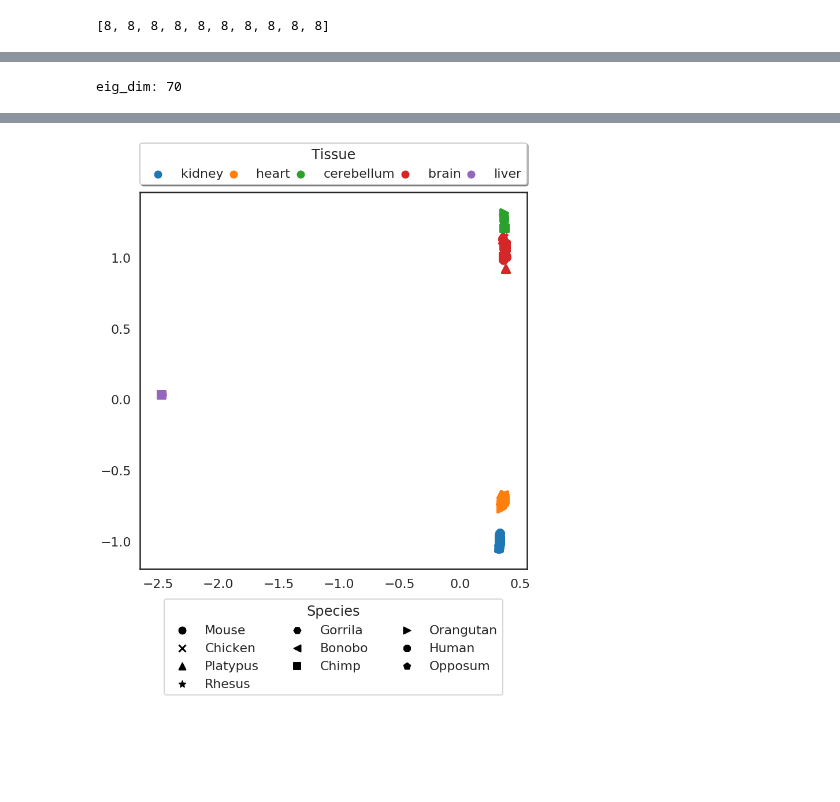
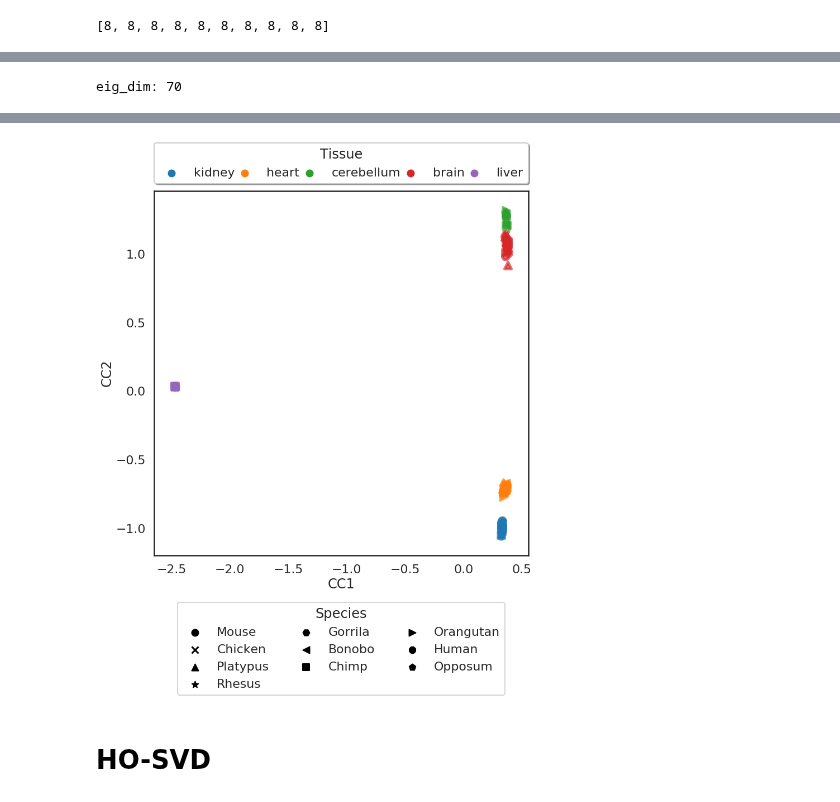
Before and after one commit to saketkc/EE-546-project, a Jupyter notebook: notebooks/22-MultiSpecies-SRP007412.ipynb, the cells around one changed output, grey strips where cells are left out. Saved outputs shown, nothing was run; the diff lists cells and outputs as text; code cells hidden in the pictures; blank space fills up the shorter version.

```diff
--- a/notebooks/22-MultiSpecies-SRP007412.ipynb
+++ b/notebooks/22-MultiSpecies-SRP007412.ipynb
@@ -600,6 +595,7 @@ for index, species in enumerate(SPECIES_FOR_SRP):
         for value in values:
             ax.scatter(z_list[value, 0],
                        z_list[value, 1],
+                       alpha=0.4,
                        color=colors_dict[tissue],
                        marker=markers_dict[species_short(species)],
                        lw=5)
@@ -635,8 +631,11 @@ for species, marker in markers_dict.items():
 #             #bbox_to_anchor=(0.5, -0.05), loc=0, ncol=5,
 #             )# frameon=False)
 leg = Legend(ax, scatter_points, annotations, title='Species', ncol=3,
-             bbox_to_anchor=(0.5, -0.35), loc='lower center',)
+             bbox_to_anchor=(0.5, -0.4), loc='lower center',)
 ax.add_artist(leg)
-#fig.savefig('../SRP007412_plots/cca_normalized_all.pdf', bbox_inches='tight')
+ax.set_xlabel('CC1')
+ax.set_ylabel('CC2')
+#fig.tight_layout()
+fig.savefig('../SRP007412_plots/cca_normalized_all.pdf', bbox_inches='tight')
 #fig.tight_layout(rect=[0,0,0.8,1])
 # %% [output]
@@ -701,6 +700,7 @@ for index, species in enumerate(SPECIES_FOR_SRP):
         for value in values:
             ax.scatter(z_list[value, 0],
                        z_list[value, 1],
+                       alpha=0.4,
                        color=colors_dict[tissue],
                        marker=markers_dict[species_short(species)],
                        lw=5)
@@ -736,7 +736,9 @@ for species, marker in markers_dict.items():
              #bbox_to_anchor=(0.5, -0.05), loc=0, ncol=5,
 #            )# frameon=False)
 leg = Legend(ax, scatter_points, annotations, title='Species', ncol=3,
-             bbox_to_anchor=(0.5, -0.35), loc='lower center',)
+             bbox_to_anchor=(0.5, -0.4), loc='lower center',)
 ax.add_artist(leg)
+ax.set_xlabel('CC1')
+ax.set_ylabel('CC2')
 fig.savefig('../SRP007412_plots/cca_on_pca_all.pdf',bbox_inches='tight')
 # %% [output]
@@ -778 +780,3 @@ eig_dim: 70
-[figure, old version]
+[figure, new version]
+# %% [markdown]
+# HO-SVD
```
Also changed, not shown: parts of 22 cells of this notebook, 1 other file.
